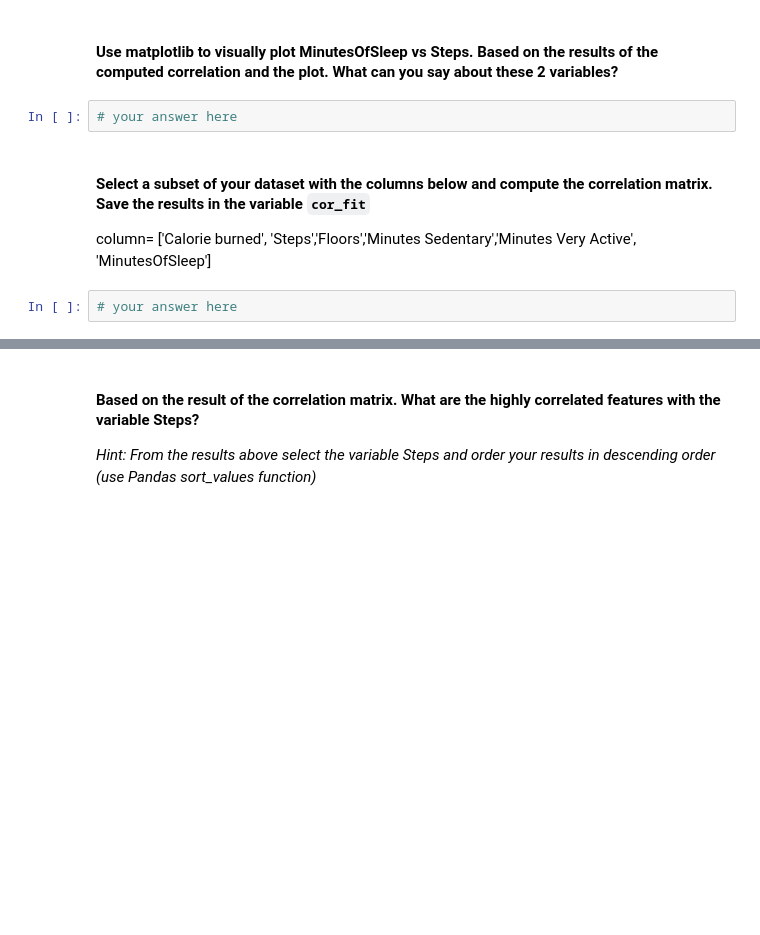
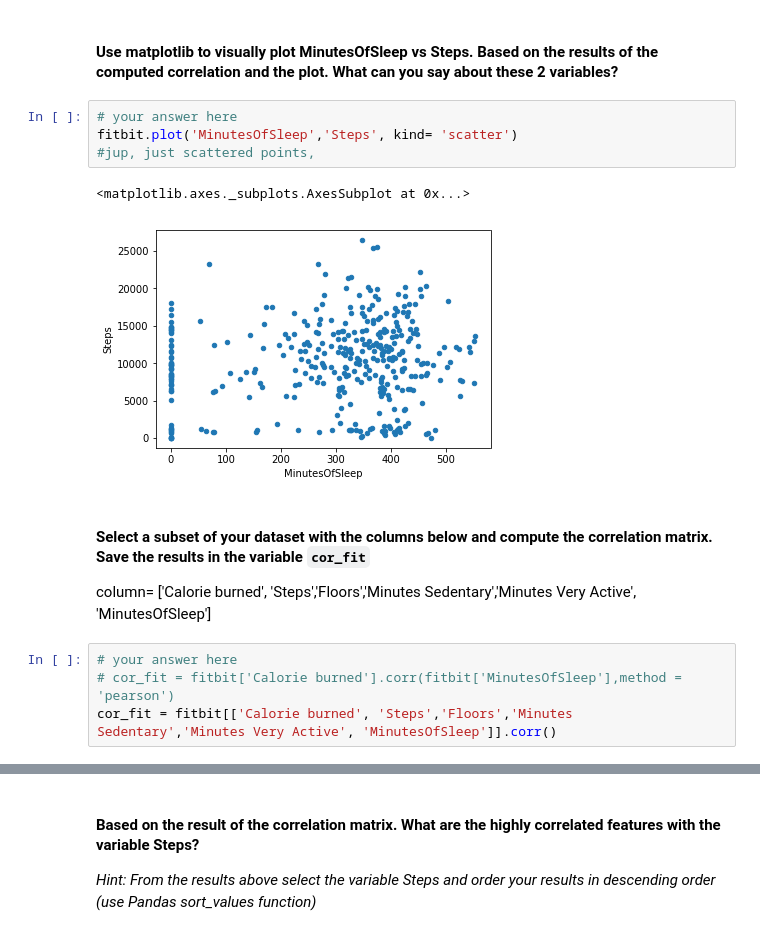
Before and after one commit to EduardoLPaez/data-labs, a Jupyter notebook: module-2/lab-pivot-table-and-correlation/your_code/main.ipynb, the cells around one changed output, grey strips where cells are left out. Drawn from its saved outputs; the diff is of its cells as text; blank space fills up the shorter version.

```diff
--- a/module-2/lab-pivot-table-and-correlation/your_code/main.ipynb
+++ b/module-2/lab-pivot-table-and-correlation/your_code/main.ipynb
@@ -197,11 +278,18 @@ employee.pivot_table(index =['Department','Title'],
 # %% [markdown]
 #### Use matplotlib to visually plot MinutesOfSleep vs Steps. Based on the results of the computed correlation and the plot. What can you say about these 2 variables?
-# %%
-# your answer here
+# %%
+# your answer here
+fitbit.plot('MinutesOfSleep','Steps', kind= 'scatter')
+#jup, just scattered points,
+# %% [output]
+<matplotlib.axes._subplots.AxesSubplot at 0x...>
+[figure, added]
 # %% [markdown]
 #### Select a subset of your dataset with the columns below and compute the correlation matrix. Save the results in the variable `cor_fit`
 column= ['Calorie burned', 'Steps','Floors','Minutes Sedentary','Minutes Very Active', 'MinutesOfSleep']
-# %%
-# your answer here
+# %%
+# your answer here
+# cor_fit = fitbit['Calorie burned'].corr(fitbit['MinutesOfSleep'],method = 'pearson')
+cor_fit = fitbit[['Calorie burned', 'Steps','Floors','Minutes Sedentary','Minutes Very Active', 'MinutesOfSleep']].corr()
 # %%
 #Print cor_fit
```
Also changed, not shown: parts of 33 cells of this notebook, 1 other file.
